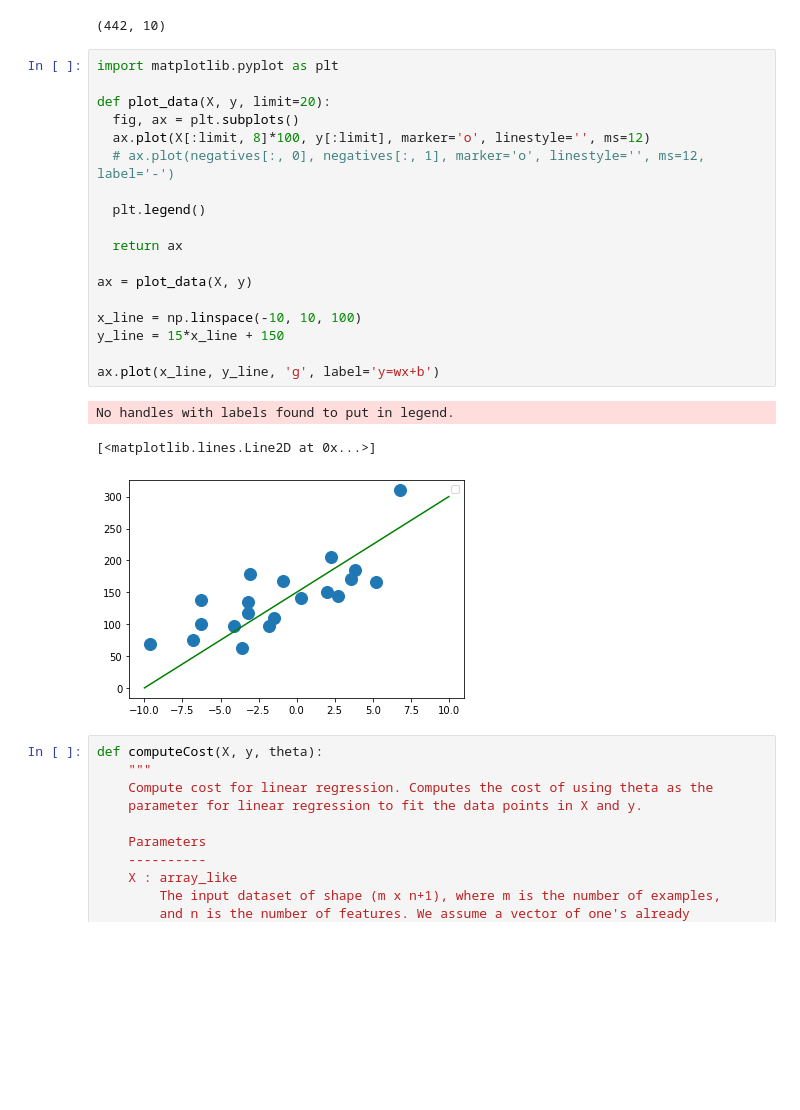
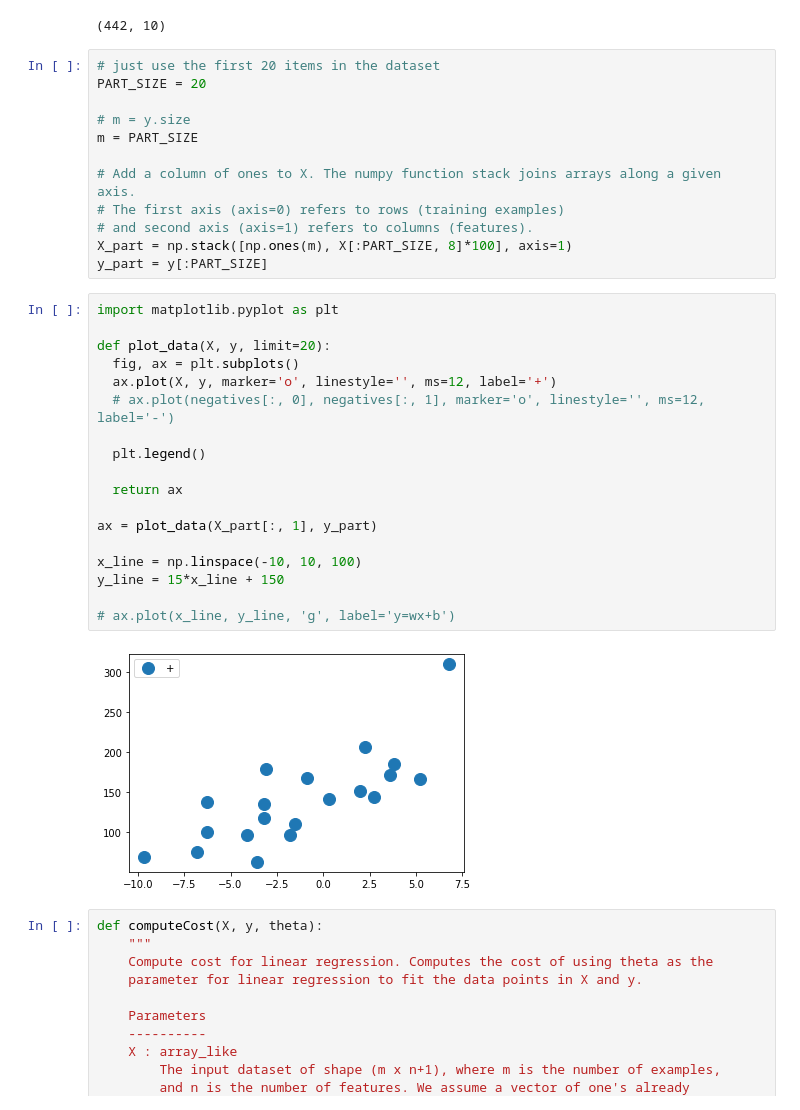
Before and after one commit to changsin/ML, a Jupyter notebook: MIU/04.linear_regression.ipynb, the cells around one changed output. Saved outputs shown, nothing was run; the diff lists cells and outputs as text; blank space fills up the shorter version.

```diff
--- a/MIU/04.linear_regression.ipynb
+++ b/MIU/04.linear_regression.ipynb
@@ -152,28 +152,38 @@ X, y = datasets.load_diabetes(return_X_y=True)
 X.shape
 # %% [output]
 (442, 10)
+# %%
+# just use the first 20 items in the dataset
+PART_SIZE = 20
+
+# m = y.size
+m = PART_SIZE
+
+# Add a column of ones to X. The numpy function stack joins arrays along a given axis.
+# The first axis (axis=0) refers to rows (training examples)
+# and second axis (axis=1) refers to columns (features).
+X_part = np.stack([np.ones(m), X[:PART_SIZE, 8]*100], axis=1)
+y_part = y[:PART_SIZE]
 # %%
 import matplotlib.pyplot as plt
 
 def plot_data(X, y, limit=20):
   fig, ax = plt.subplots()
-  ax.plot(X[:limit, 8]*100, y[:limit], marker='o', linestyle='', ms=12)
+  ax.plot(X, y, marker='o', linestyle='', ms=12, label='+')
   # ax.plot(negatives[:, 0], negatives[:, 1], marker='o', linestyle='', ms=12, label='-')
 
   plt.legend()
 
   return ax
 
-ax = plot_data(X, y)
+ax = plot_data(X_part[:, 1], y_part)
 
 x_line = np.linspace(-10, 10, 100)
 y_line = 15*x_line + 150
 
-ax.plot(x_line, y_line, 'g', label='y=wx+b')
+# ax.plot(x_line, y_line, 'g', label='y=wx+b')
 # %% [output]
-No handles with labels found to put in legend.
-[<matplotlib.lines.Line2D at 0x...>]
-[figure, old version]
+[figure, new version]
 # %%
 def computeCost(X, y, theta):
     """
```
Also changed, not shown: parts of 8 cells of this notebook.
